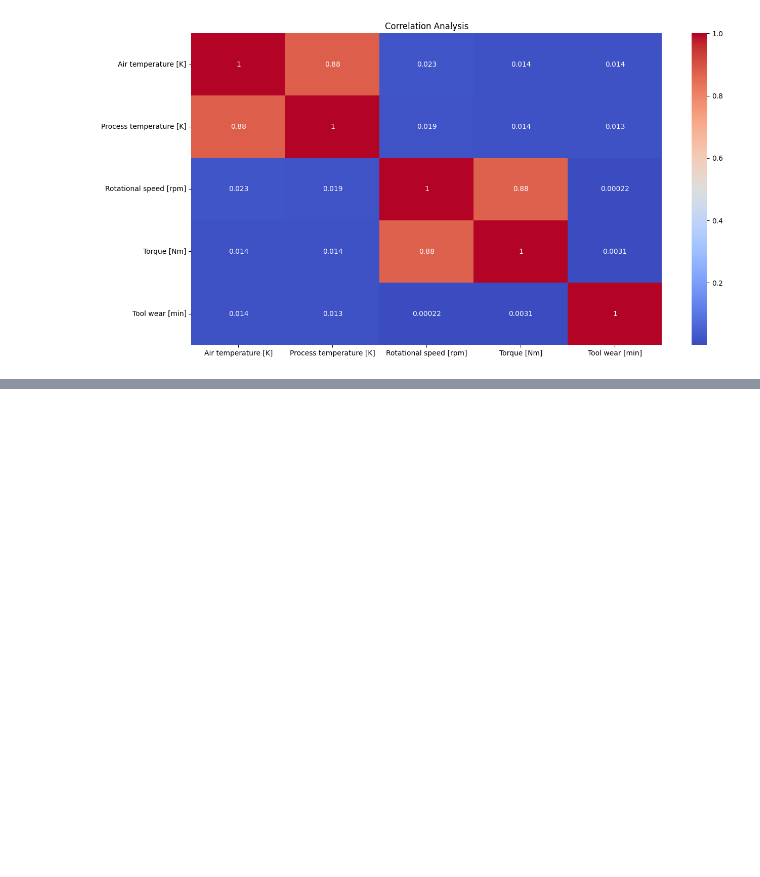
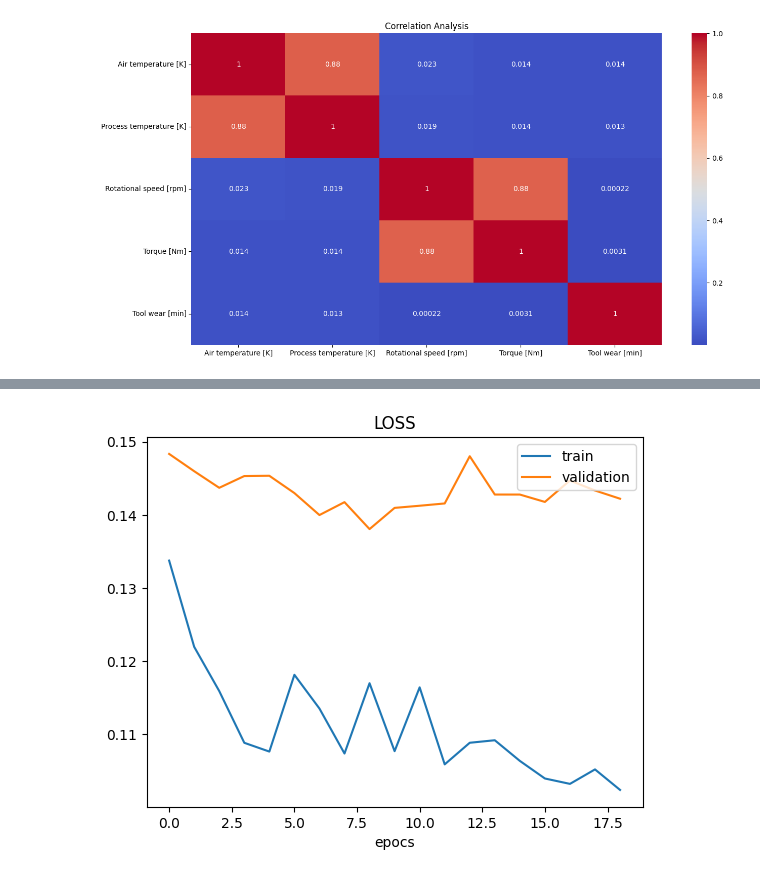
Before and after one commit to shaloy-lewis/machine-predictive-maintenance-classification, a Jupyter notebook: experiment/experiments.ipynb, the cells around one changed output, grey strips where cells are left out. Cells and saved outputs as stored; diff of their text form; code cells hidden in the pictures; blank space fills up the shorter version.

Commit message:
data modelling

```diff
--- a/experiment/experiments.ipynb
+++ b/experiment/experiments.ipynb
@@ -226,0 +420,23 @@ sns.heatmap(abs(correlation), annot=True, cmap='coolwarm')
+# %%
+lr=0.0001
+opt=Adam(learning_rate=lr)
+model.compile(optimizer=opt,
+              loss={'failure_prob': 'binary_crossentropy', 'failure_type': 'categorical_crossentropy'},
+              metrics={'failure_prob': ['recall','precision','AUC'], 'failure_type': ['recall','precision','AUC']}
+              )
+es=EarlyStopping(monitor='val_loss',patience=10,min_delta=0.00001,restore_best_weights=False)
+# %%
+y_train_enc = pd.get_dummies(y_train['Failure Type'])
+y_val_enc = pd.get_dummies(y_val['Failure Type'])
+y_test_enc = pd.get_dummies(y_test['Failure Type'])
+# %%
+history = model.fit(X_train1,
+                    {'failure_prob': y_train['Target'],
+                     'failure_type': y_train_enc},
+                    validation_data=(X_val1,
+                    {'failure_prob': y_val['Target'],
+                     'failure_type': y_val_enc}),
+                    epochs=50,
+                    batch_size=32,
+                    # validation_split=0.2,
+                    callbacks=[es])
@@ -226,0 +461,12 @@ sns.heatmap(abs(correlation), annot=True, cmap='coolwarm')
+# %%
+def show_plot(metric):
+    plt.plot(history.history[metric])
+    plt.plot(history.history['val_{}'.format(metric)])
+    plt.title(metric.upper())
+    plt.xlabel('epocs')
+    plt.legend(['train','validation'], loc='upper right')
+    plt.show()
+# %%
+show_plot('loss')
+# %% [output]
+[figure, added]
```
Also changed, not shown: parts of 19 cells of this notebook.
